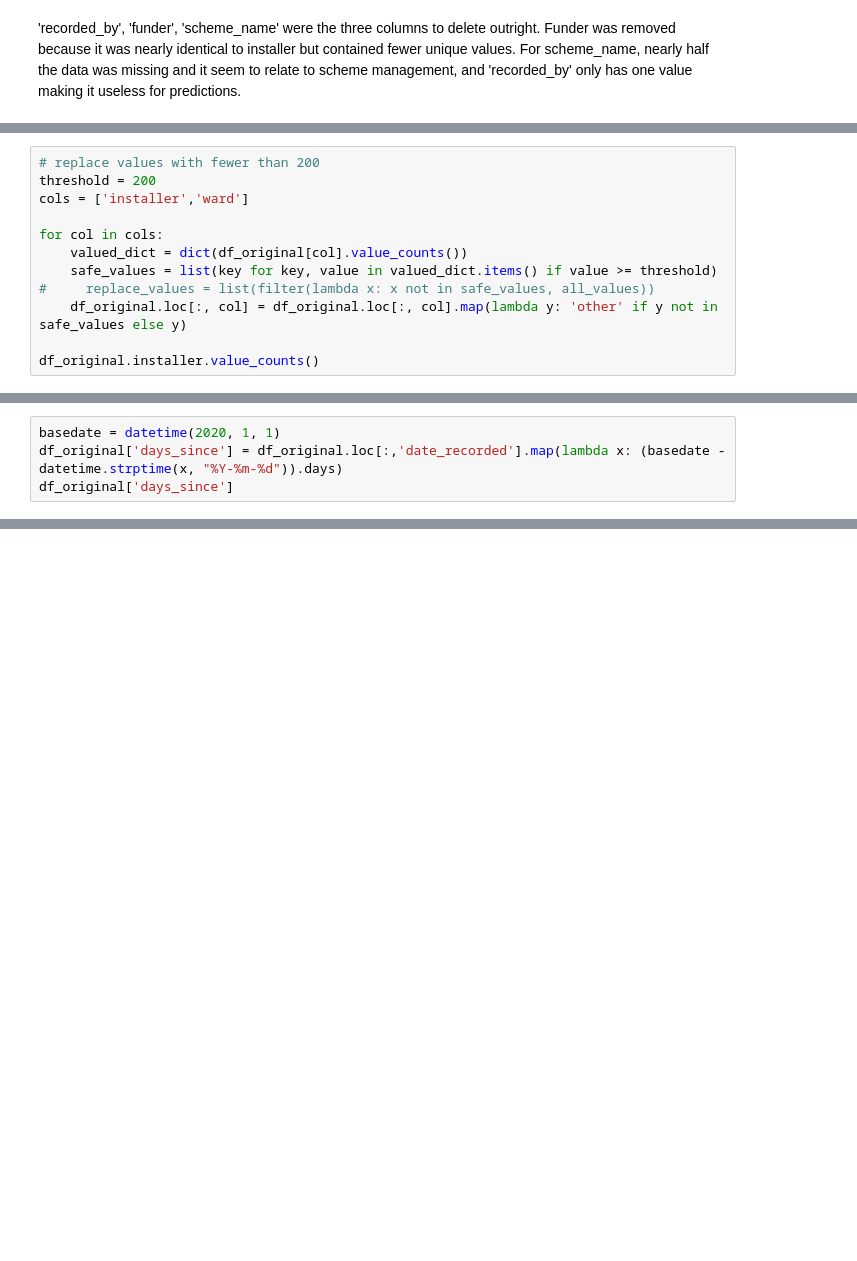
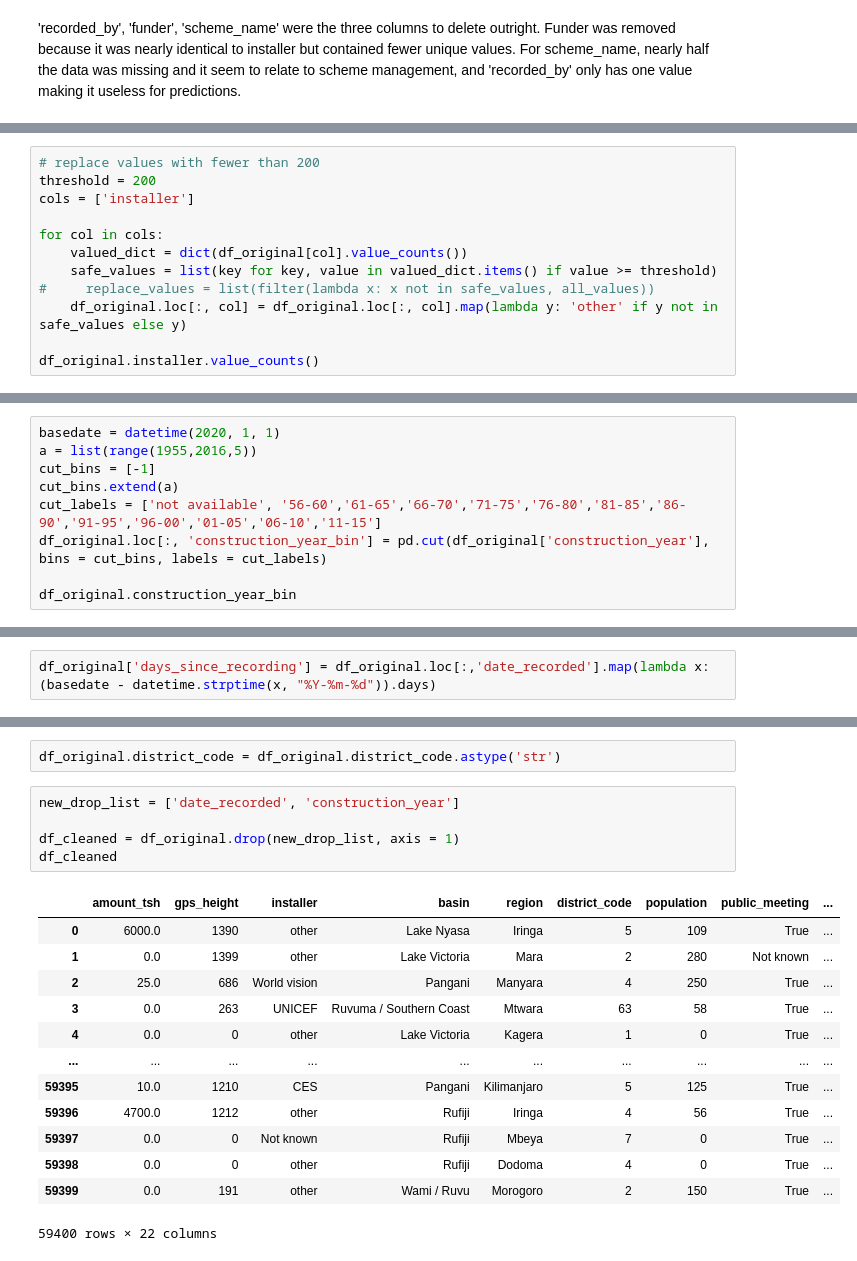
Before and after one commit to wvsharber/mod3project_Tanzania_water_well, a Jupyter notebook: lucas_exploratory/Explaratory.ipynb, the cells around one changed output, grey strips where cells are left out. Cells and saved outputs as stored; diff of their text form; blank space fills up the shorter version.

```diff
--- a/lucas_exploratory/Explaratory.ipynb
+++ b/lucas_exploratory/Explaratory.ipynb
@@ -151,7 +132,7 @@ df_original.loc[:, ['installer', 'scheme_management','public_meeting','permit']]
 # %%
 # replace values with fewer than 200
 threshold = 200
-cols = ['installer','ward']
+cols = ['installer']
 
 for col in cols:
     valued_dict = dict(df_original[col].value_counts())
@@ -179,2 +160,11 @@ FinW                            208
 DH                              202
 Name: installer, dtype: int64
+# %%
+basedate = datetime(2020, 1, 1)
+a = list(range(1955,2016,5))
+cut_bins = [-1]
+cut_bins.extend(a)
+cut_labels = ['not available', '56-60','61-65','66-70','71-75','76-80','81-85','86-90','91-95','96-00','01-05','06-10','11-15']
+df_original.loc[:, 'construction_year_bin'] = pd.cut(df_original['construction_year'], bins = cut_bins, labels = cut_labels)
+
+df_original.construction_year_bin
@@ -181,4 +185,2 @@ Name: installer, dtype: int64
 # %%
-basedate = datetime(2020, 1, 1)
-df_original['days_since'] = df_original.loc[:,'date_recorded'].map(lambda x: (basedate - datetime.strptime(x, "%Y-%m-%d")).days)
-df_original['days_since']
+df_original['days_since_recording'] = df_original.loc[:,'date_recorded'].map(lambda x: (basedate - datetime.strptime(x, "%Y-%m-%d")).days)
@@ -238,0 +187,21 @@ Index(['amount_tsh', 'gps_height', 'longitude', 'latitude', 'num_private',
+# %%
+df_original.district_code = df_original.district_code.astype('str')
+# %%
+new_drop_list = ['date_recorded', 'construction_year']
+
+df_cleaned = df_original.drop(new_drop_list, axis = 1)
+df_cleaned
+# %% [output]
+|  | amount_tsh | gps_height | installer | basin | region | district_code | population | public_meeting | ... |
+| 0 | 6000.0 | 1390 | other | Lake Nyasa | Iringa | 5 | 109 | True | ... |
+| 1 | 0.0 | 1399 | other | Lake Victoria | Mara | 2 | 280 | Not known | ... |
+| 2 | 25.0 | 686 | World vision | Pangani | Manyara | 4 | 250 | True | ... |
+| 3 | 0.0 | 263 | UNICEF | Ruvuma / Southern Coast | Mtwara | 63 | 58 | True | ... |
+| 4 | 0.0 | 0 | other | Lake Victoria | Kagera | 1 | 0 | True | ... |
+| ... | ... | ... | ... | ... | ... | ... | ... | ... | ... |
+| 59395 | 10.0 | 1210 | CES | Pangani | Kilimanjaro | 5 | 125 | True | ... |
+| 59396 | 4700.0 | 1212 | other | Rufiji | Iringa | 4 | 56 | True | ... |
+| 59397 | 0.0 | 0 | Not known | Rufiji | Mbeya | 7 | 0 | True | ... |
+| 59398 | 0.0 | 0 | other | Rufiji | Dodoma | 4 | 0 | True | ... |
+| 59399 | 0.0 | 191 | other | Wami / Ruvu | Morogoro | 2 | 150 | True | ... |
+59400 rows × 22 columns
```
Also changed, not shown: parts of 24 cells of this notebook, 1 other file.
